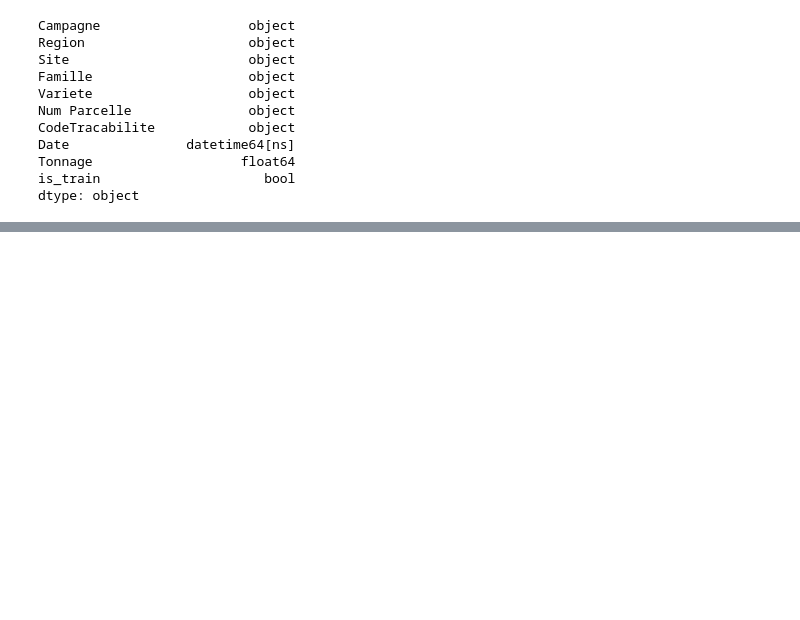
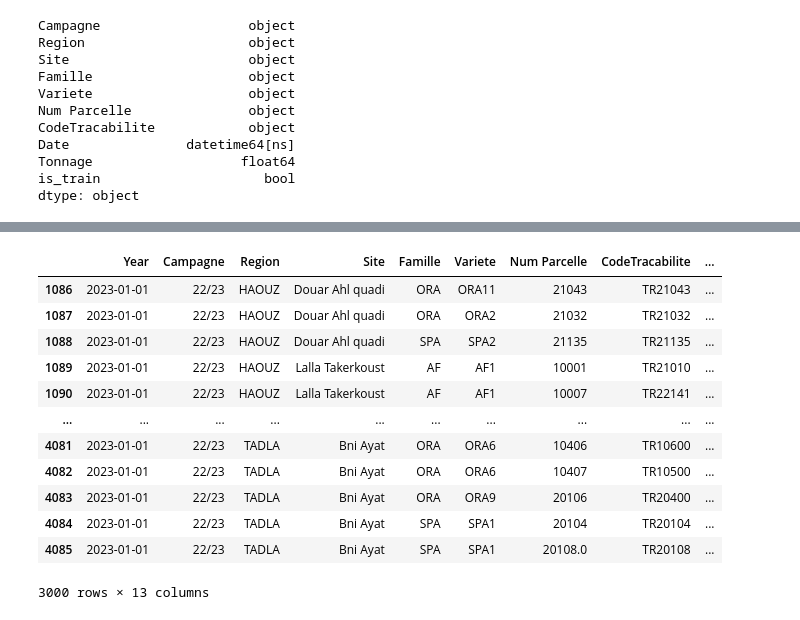
Before and after one commit to Yassmine2020/AgrumeProdPred, a Jupyter notebook: source_code1.ipynb, the cells around one changed output, grey strips where cells are left out. Drawn from its saved outputs; the diff is of its cells as text; code cells hidden in the pictures; blank space fills up the shorter version.

```diff
--- a/source_code1.ipynb
+++ b/source_code1.ipynb
@@ -338,0 +496,2 @@ combined_irrigation
+# %%
+train_test_merged = pd.read_csv("merged_dataset/train_test_merged.csv", index_col=False)
@@ -338,0 +502,9 @@ combined_irrigation
+# %%
+# Convert the 'Year' column to a string first if it's not already
+train_test_merged['Year'] =train_test_merged['Year'].astype(int)
+
+# Add '-01-01' to make it a full date (January 1st of that year)
+train_test_merged['Year'] =train_test_merged['Year'].astype(str) + '-01-01'
+
+# Now convert the 'Year' column to datetime
+train_test_merged['Year'] = pd.to_datetime(train_test_merged['Year'])
@@ -338,0 +557,16 @@ combined_irrigation
+# %%
+train_test_merged.tail(3000)
+# %% [output]
+|  | Year | Campagne | Region | Site | Famille | Variete | Num Parcelle | CodeTracabilite | ... |
+| 1086 | 2023-01-01 | 22/23 | HAOUZ | Douar Ahl quadi | ORA | ORA11 | 21043 | TR21043 | ... |
+| 1087 | 2023-01-01 | 22/23 | HAOUZ | Douar Ahl quadi | ORA | ORA2 | 21032 | TR21032 | ... |
+| 1088 | 2023-01-01 | 22/23 | HAOUZ | Douar Ahl quadi | SPA | SPA2 | 21135 | TR21135 | ... |
+| 1089 | 2023-01-01 | 22/23 | HAOUZ | Lalla Takerkoust | AF | AF1 | 10001 | TR21010 | ... |
+| 1090 | 2023-01-01 | 22/23 | HAOUZ | Lalla Takerkoust | AF | AF1 | 10007 | TR22141 | ... |
+| ... | ... | ... | ... | ... | ... | ... | ... | ... | ... |
+| 4081 | 2023-01-01 | 22/23 | TADLA | Bni Ayat | ORA | ORA6 | 10406 | TR10600 | ... |
+| 4082 | 2023-01-01 | 22/23 | TADLA | Bni Ayat | ORA | ORA6 | 10407 | TR10500 | ... |
+| 4083 | 2023-01-01 | 22/23 | TADLA | Bni Ayat | ORA | ORA9 | 20106 | TR20400 | ... |
+| 4084 | 2023-01-01 | 22/23 | TADLA | Bni Ayat | SPA | SPA1 | 20104 | TR20104 | ... |
+| 4085 | 2023-01-01 | 22/23 | TADLA | Bni Ayat | SPA | SPA1 | 20108.0 | TR20108 | ... |
+3000 rows × 13 columns
```
Also changed, not shown: parts of 26 cells of this notebook, 3 other files.
